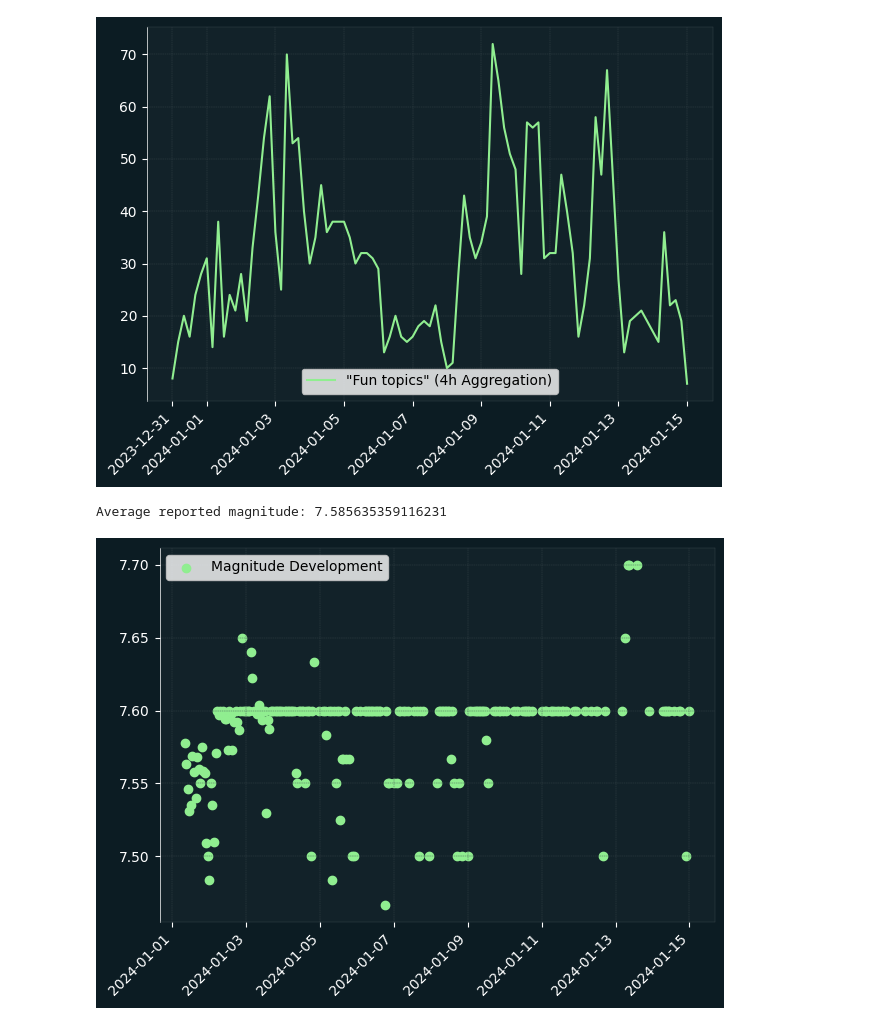
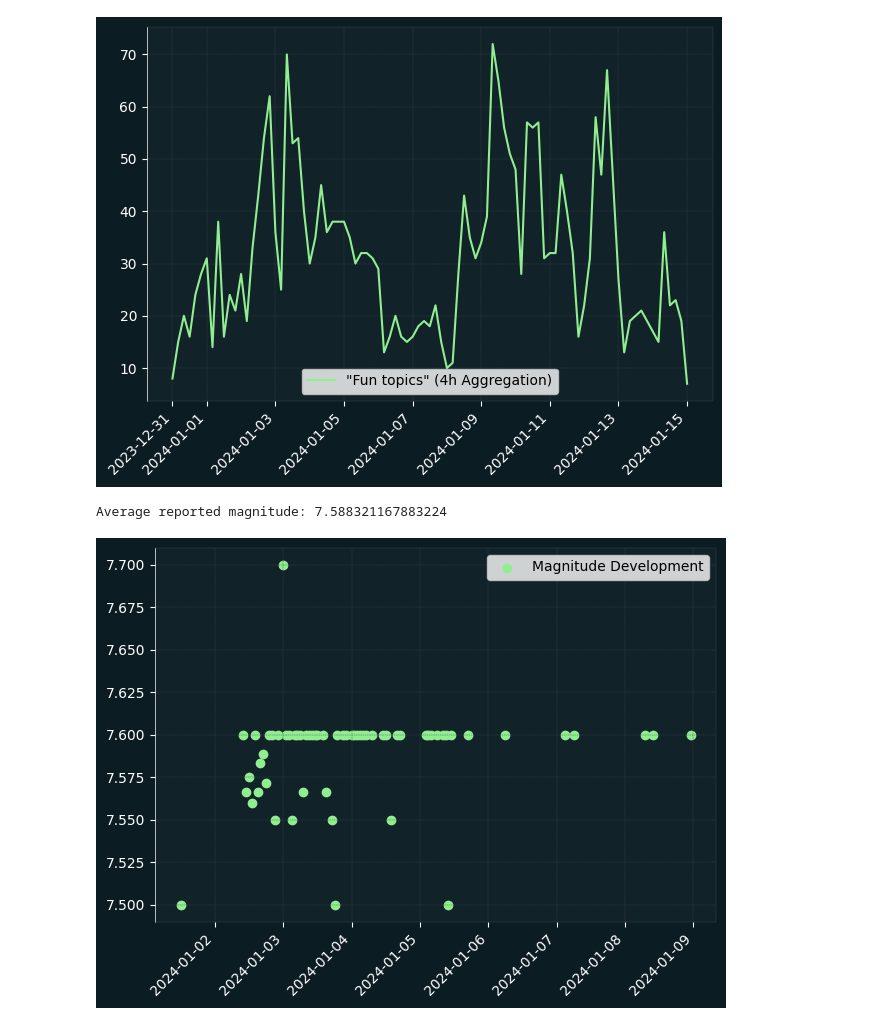
Before and after one commit to KonstiDE/ERNIE, a Jupyter notebook: plotting.ipynb, the cells around one changed output. Cells and saved outputs as stored; diff of their text form; code cells hidden in the pictures.

```diff
--- a/plotting.ipynb
+++ b/plotting.ipynb
@@ -238,39 +253,36 @@ plots(group_fun["date"], [group_fun["count"]], plot_type="line", grid="--",
 # %%
 import numpy as np
 import re
 
 df = pd.concat(dfs)
 df["date"] = pd.to_datetime(df["date"], format="%Y%m%d%H%M%S")
 df["date"] = df["date"].dt.round('1h')
+df = df[(df['topic_information'] == "Tsunami") | (df['topic_information'] == "Earthquake")]
 
-# Optional filter by country join table for this
-# df = df.loc[df[""] == ""]
-
-pattern = re.compile(r'magnitude 7\.[0-9]')
+pattern = re.compile(r' 7\.[0-9] ')
+pattern2 = re.compile(r'\bmagnitude\b')
 matched_numbers = []
 
 m = 0
 c = 0
 for text in df['main_content']:
     match = re.search(pattern, str(text))
-    if match:
-        matched_numbers.append(float(str(match)[len(str(match)) - 5:len(str(match)) - 2]))
-        m += float(str(match)[len(str(match)) - 5:len(str(match)) - 2])
+    match2 = re.search(pattern2, str(text))
+    if match and match2:
+        matched_numbers.append(float(str(match)[len(str(match)) - 6:len(str(match)) - 2]))
+        m += float(str(match)[len(str(match)) - 6:len(str(match)) - 2])
         c += 1
     else:
         matched_numbers.append(np.nan)
 print("Average reported magnitude: {}".format(m / c))
 
 df['matched_numbers'] = matched_numbers
 
 group_num = df.groupby(by="date")["matched_numbers"].mean().reset_index(name="mean")
 
 plots(group_num["date"], [group_num["mean"]], plot_type="scatter", grid="--",
      colors=["lightgreen"], legend=True, legenddata=["{}".format("Magnitude Development")])
-
-
-url_table = pd.read_csv("url_tmp_join.csv")
 # %% [output]
-Average reported magnitude: 7.585635359116231
+Average reported magnitude: 7.588321167883224
-[figure, old version]
+[figure, new version]
 # %%
```
Also changed, not shown: parts of 2 cells of this notebook.
